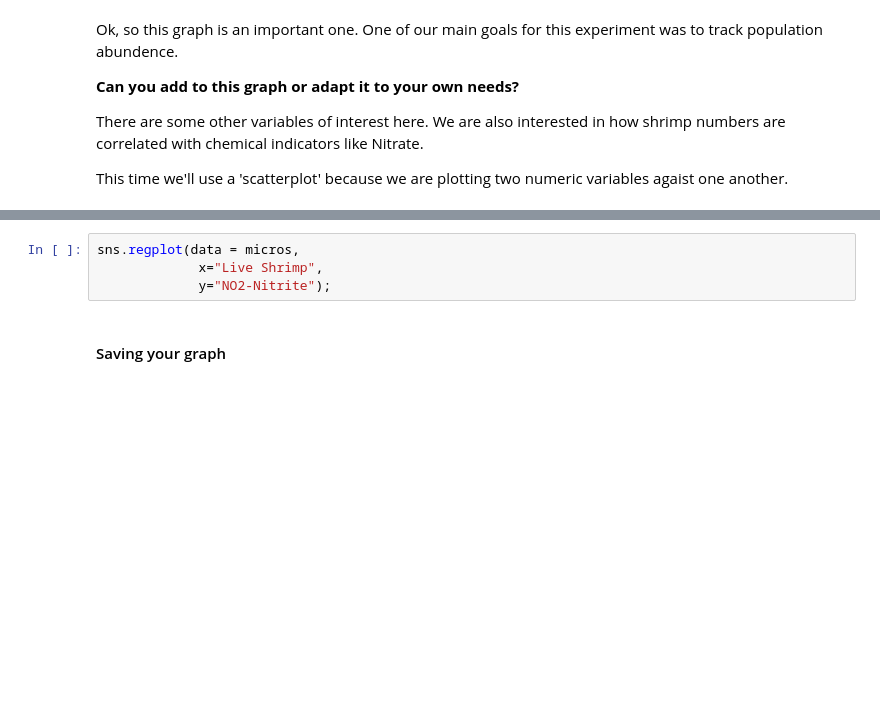
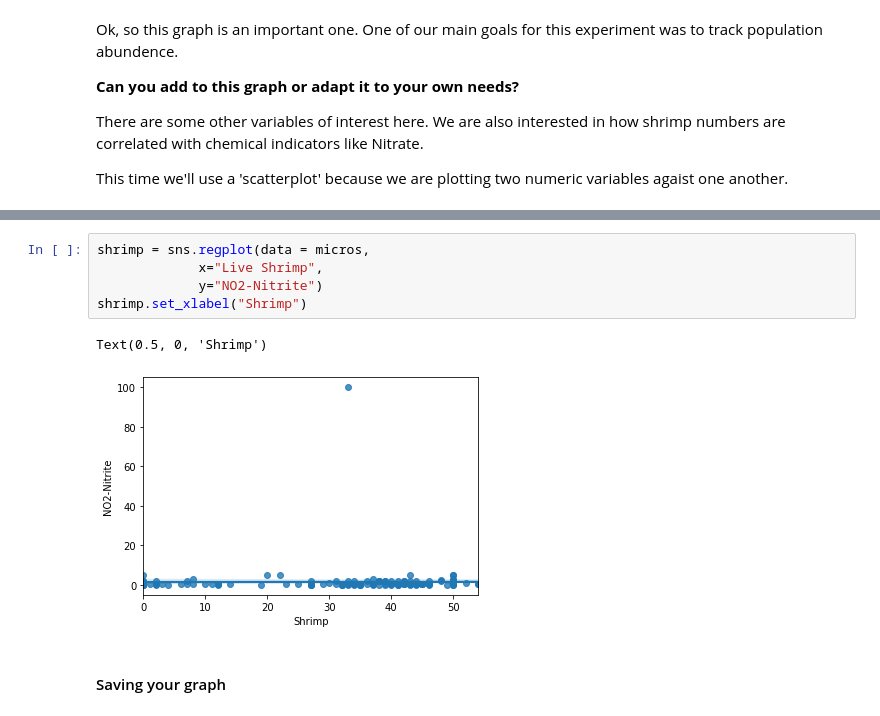
Before and after one commit to nathcmedd/Environment, a Jupyter notebook: data_workshop.ipynb, the cells around one changed output, grey strips where cells are left out. Saved outputs shown, nothing was run; the diff lists cells and outputs as text; blank space fills up the shorter version.

```diff
--- a/data_workshop.ipynb
+++ b/data_workshop.ipynb
@@ -223,7 +253,11 @@ plt.ylabel('NO2 - Nitrite');
 # %%
-sns.regplot(data = micros,
+shrimp = sns.regplot(data = micros,
              x="Live Shrimp",
-             y="NO2-Nitrite");
+             y="NO2-Nitrite")
+shrimp.set_xlabel("Shrimp")
+# %% [output]
+Text(0.5, 0, 'Shrimp')
+[figure, added]
 # %% [markdown]
 #### Saving your graph
 # %%
```
Also changed, not shown: parts of 6 cells of this notebook.
